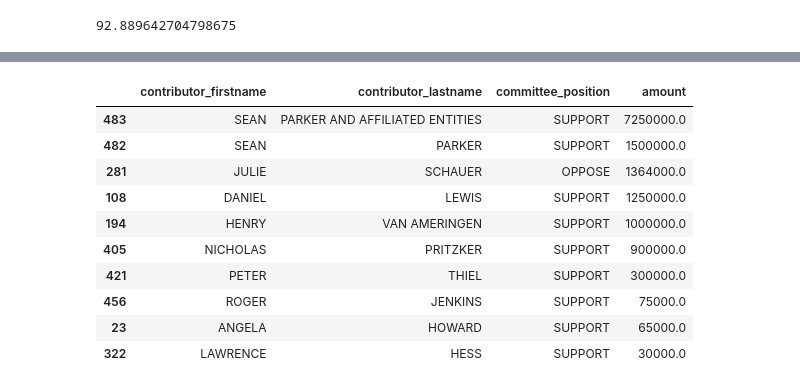
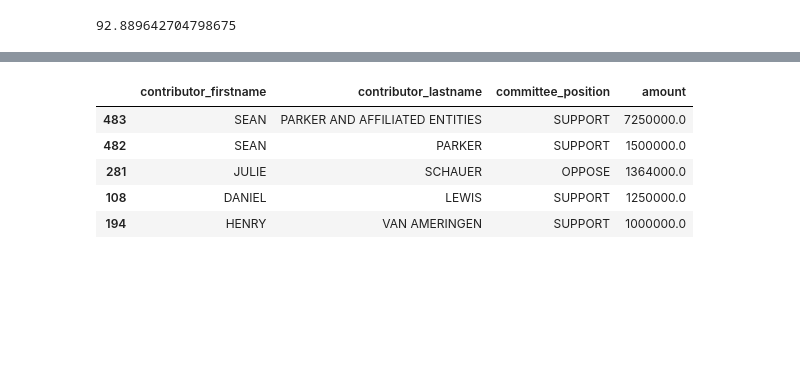
Before and after one commit to dlimasouza/first-python-notebook, a Jupyter notebook: aula-welsh.ipynb, the cells around one changed output, grey strips where cells are left out. Drawn from its saved outputs; the diff is of its cells as text; code cells hidden in the pictures; blank space fills up the shorter version.

```diff
--- a/aula-welsh.ipynb
+++ b/aula-welsh.ipynb
@@ -140,17 +140,12 @@ oppose.sort_values("amount", ascending=False).head()
 # %%
 merged.groupby(
     ["contributor_firstname", "contributor_lastname", "committee_position"]
 ).amount.sum().reset_index().sort_values(
-    "amount", ascending=False).head(10)
+    "amount", ascending=False).head(5)
 # %% [output]
 |  | contributor_firstname | contributor_lastname | committee_position | amount |
 | 483 | SEAN | PARKER AND AFFILIATED ENTITIES | SUPPORT | 7250000.0 |
 | 482 | SEAN | PARKER | SUPPORT | 1500000.0 |
 | 281 | JULIE | SCHAUER | OPPOSE | 1364000.0 |
 | 108 | DANIEL | LEWIS | SUPPORT | 1250000.0 |
 | 194 | HENRY | VAN AMERINGEN | SUPPORT | 1000000.0 |
-| 405 | NICHOLAS | PRITZKER | SUPPORT | 900000.0 |
-| 421 | PETER | THIEL | SUPPORT | 300000.0 |
-| 456 | ROGER | JENKINS | SUPPORT | 75000.0 |
-| 23 | ANGELA | HOWARD | SUPPORT | 65000.0 |
-| 322 | LAWRENCE | HESS | SUPPORT | 30000.0 |
```
